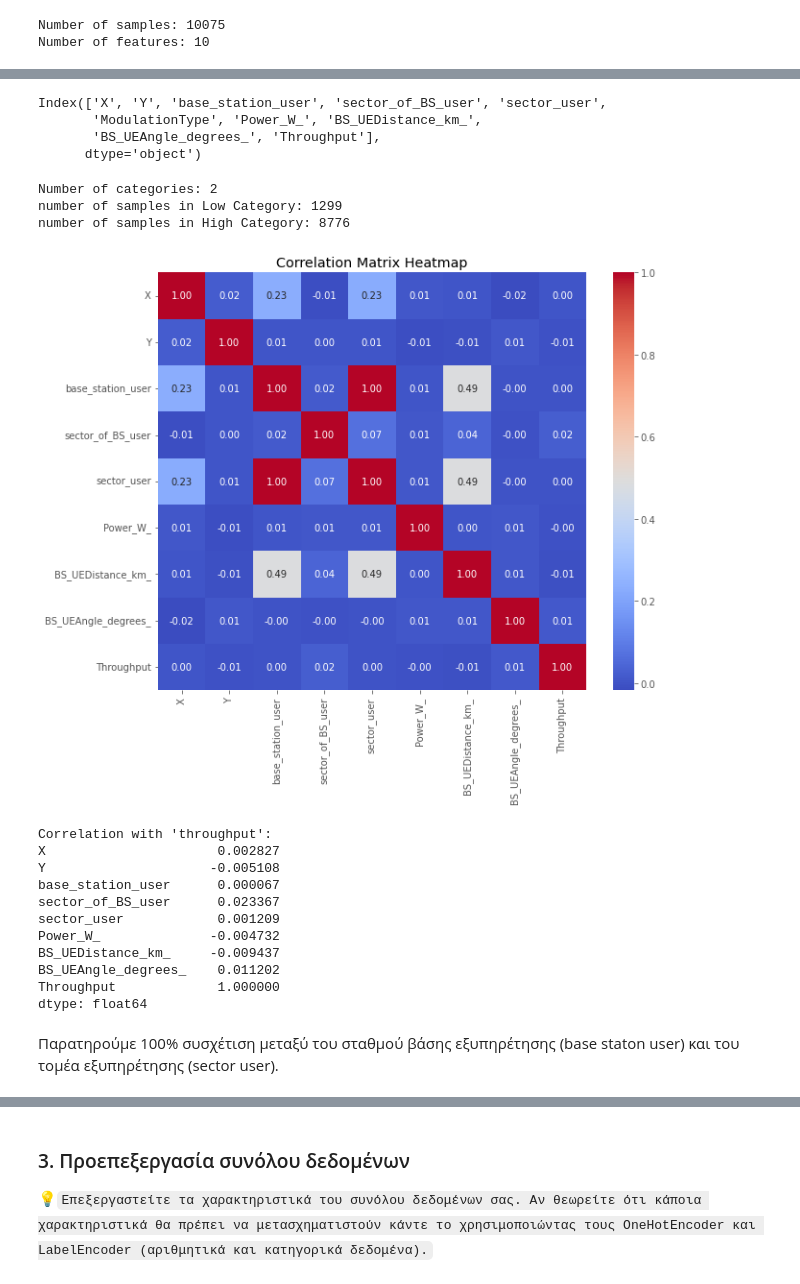
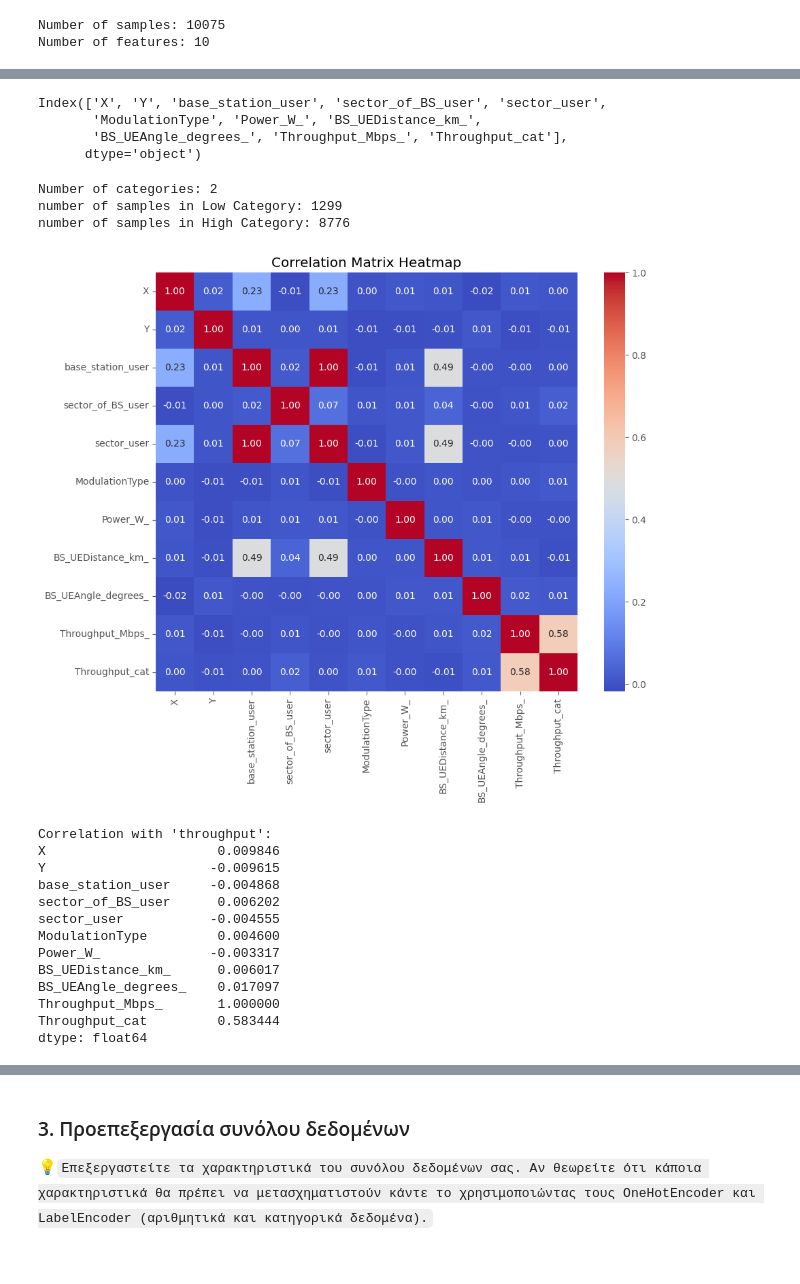
Before and after one commit to nickbrakis/MobileTech-ML, a Jupyter notebook: lab1/mc-ml-lab-1-el18439.ipynb, the cells around one changed output, grey strips where cells are left out. Cells and saved outputs as stored; diff of their text form; code cells hidden in the pictures.

```diff
--- a/lab1/mc-ml-lab-1-el18439.ipynb
+++ b/lab1/mc-ml-lab-1-el18439.ipynb
@@ -51,7 +53,7 @@ from sklearn.model_selection import train_test_split
 1.α. Φορτώστε το σύνολο δεδομένων στο notebook σας.
 # %%
 #Importing Data On Kaggle:
-df_data = pd.read_csv('/kaggle/input/5g-qos/dataset_new.csv')
+df_data = pd.read_csv("/kaggle/input/throughput-data/dataset_new.csv")
 # %% [markdown]
 1.β. Τυπώστε τις πρώτες 5 ή 10 γραμμές του dataset για να δείτε ότι έχει φορτωθεί όπως πρέπει
 # %%
@@ -116,20 +118,15 @@ print(f"Number of features: {n_features}")
 Number of samples: 10075
 Number of features: 10
 # %%
-# df_data['Throughput_cat'] = df_data['Throughput_Mbps_'].apply(lambda x: 0 if x < 300 else 1)
-
-df_data['Throughput_Mbps_'].mask(df_data['Throughput_Mbps_'] <= 300, 0, inplace=True)
-df_data['Throughput_Mbps_'].mask(df_data['Throughput_Mbps_'] > 300, 1, inplace=True)
-df_data.rename(columns={'Throughput_Mbps_': 'Throughput'}, inplace=True)
-
+df_data['Throughput_cat'] = df_data['Throughput_Mbps_'].apply(lambda x: 0 if x < 300 else 1)
 
 plt.style.use("ggplot")
-df_data['Throughput'].value_counts().plot(kind="bar", figsize = (8,5), color = "darkviolet")
+df_data['Throughput_cat'].value_counts().plot(kind="bar", figsize = (8,5), color = "darkviolet")
 plt.title("Frequency of the classes of our Target variable", size=20)
 plt.xlabel("Target Variable (Throughput)", size = 16)
 plt.ylabel("Frequency", size = 16)
 
-category_counts = df_data['Throughput'].value_counts()
+category_counts = df_data['Throughput_cat'].value_counts()
 low_ratio = category_counts[0] / n_samples
 high_ratio = category_counts[1] / n_samples
 print(f"Low Ratio: {low_ratio:.2%}")
@@ -163,8 +161,9 @@ memory usage: 787.2+ KB
-# %%
-df_data.columns
-# %% [output]
-Index(['X', 'Y', 'base_station_user', 'sector_of_BS_user', 'sector_user',
-       'ModulationType', 'Power_W_', 'BS_UEDistance_km_',
-       'BS_UEAngle_degrees_', 'Throughput'],
-      dtype='object')
+# %%
+# labels
+df_data.columns
+# %% [output]
+Index(['X', 'Y', 'base_station_user', 'sector_of_BS_user', 'sector_user',
+       'ModulationType', 'Power_W_', 'BS_UEDistance_km_',
+       'BS_UEAngle_degrees_', 'Throughput_Mbps_', 'Throughput_cat'],
+      dtype='object')
 # %%
@@ -176,28 +175,30 @@ Number of categories: 2
 number of samples in Low Category: 1299
 number of samples in High Category: 8776
 # %%
+label_encoder = LabelEncoder()
+df_data['ModulationType'] = label_encoder.fit_transform(df_data['ModulationType'])
 correlation_matrix = df_data.corr()
 
 plt.figure(figsize=(10, 8))
 sb.heatmap(correlation_matrix, annot=True, cmap='coolwarm', fmt=".2f")
 plt.title("Correlation Matrix Heatmap")
 plt.show()
 
-throughput_corr = df_data.corrwith(df_data['Throughput'])
+throughput_corr = df_data.corrwith(df_data['Throughput_Mbps_'])
 print("Correlation with 'throughput':")
 print(throughput_corr)
 # %% [output]
-[figure, old version]
+[figure, new version]
 Correlation with 'throughput':
-X                      0.002827
-Y                     -0.005108
-base_station_user      0.000067
-sector_of_BS_user      0.023367
-sector_user            0.001209
-Power_W_              -0.004732
-BS_UEDistance_km_     -0.009437
-BS_UEAngle_degrees_    0.011202
-Throughput             1.000000
+X                      0.009846
+Y                     -0.009615
+base_station_user     -0.004868
+sector_of_BS_user      0.006202
+sector_user           -0.004555
+ModulationType         0.004600
+Power_W_              -0.003317
+BS_UEDistance_km_      0.006017
+BS_UEAngle_degrees_    0.017097
+Throughput_Mbps_       1.000000
+Throughput_cat         0.583444
 dtype: float64
-# %% [markdown]
-Παρατηρούμε 100% συσχέτιση μεταξύ του σταθμού βάσης εξυπηρέτησης (base staton user) και του τομέα εξυπηρέτησης (sector user).
```
Also changed, not shown: parts of 29 cells of this notebook.
